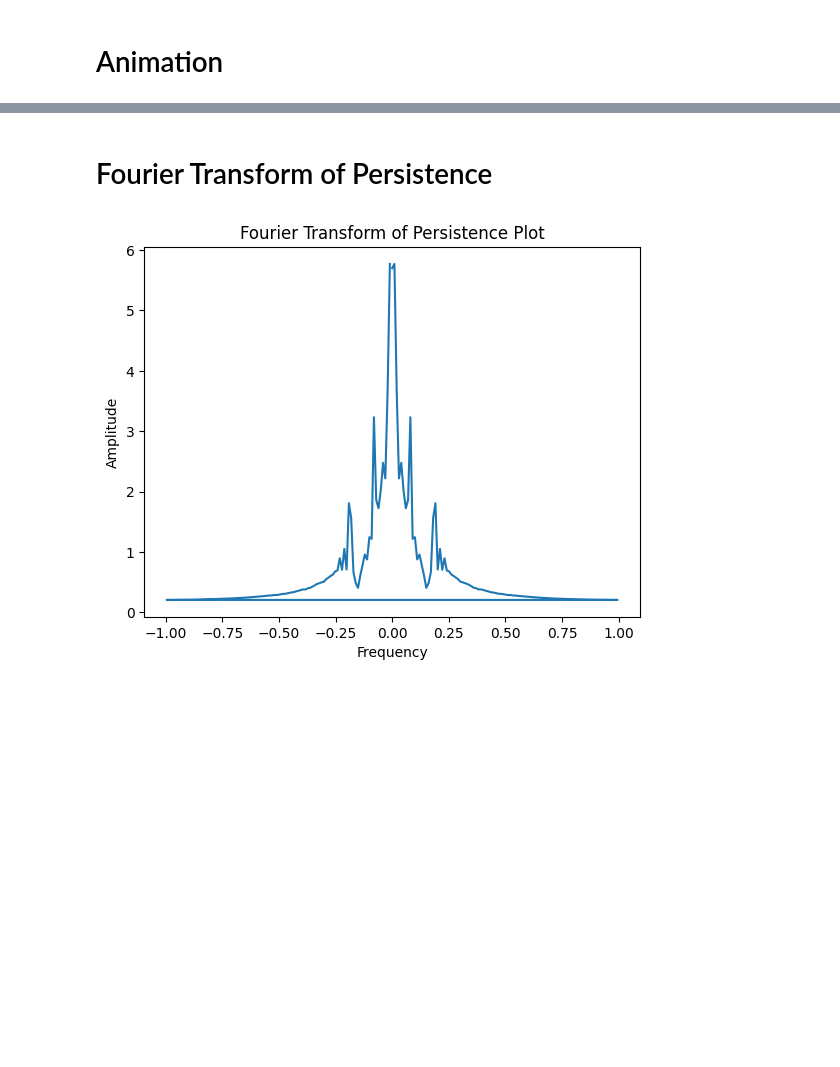
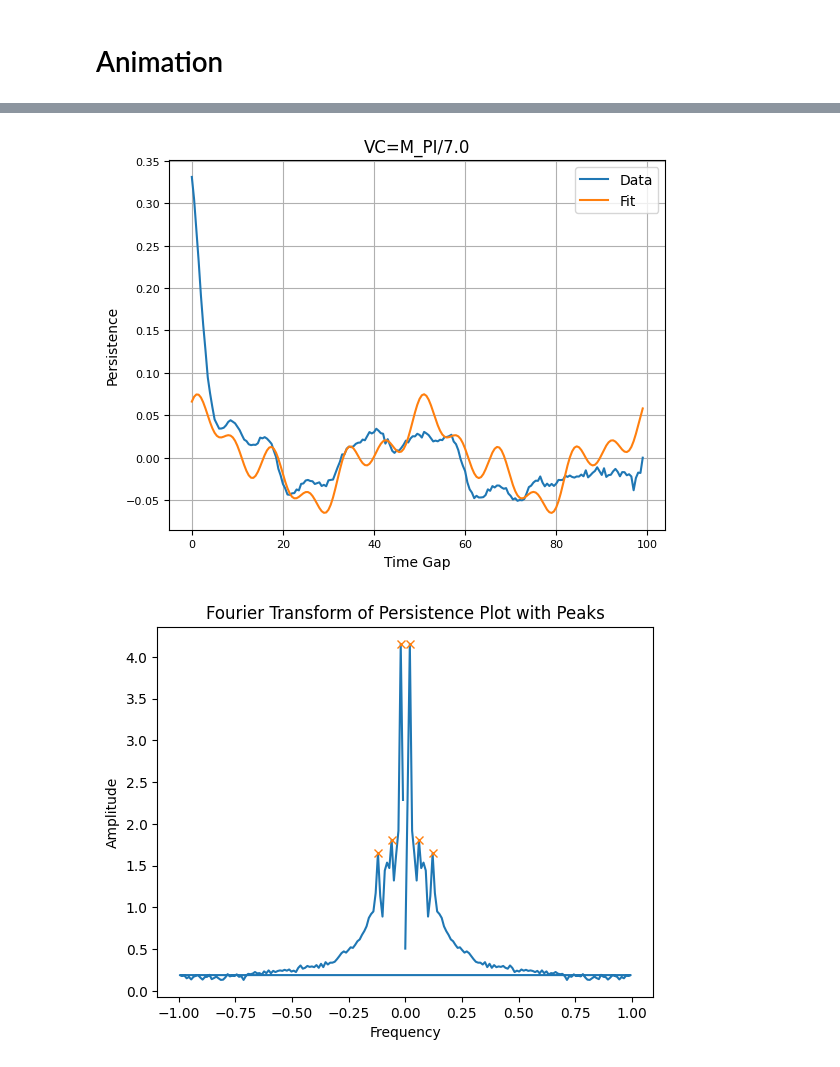
Before and after one commit to hawexrutile/Fluid-Simulations, a Jupyter notebook: Animation.ipynb, the cells around one changed output, grey strips where cells are left out. Cells and saved outputs as stored; diff of their text form; code cells hidden in the pictures; blank space fills up the shorter version.

Commit message:
Updated persistence and added plots

```diff
--- a/Animation.ipynb
+++ b/Animation.ipynb
@@ -58,14 +58,14 @@ dataCompression=int(variable_dict["dataCompression"])
 numSteps=int(variable_dict["numSteps"])
 timestep=float(variable_dict["timestep"])
 numParticles=int(variable_dict["numParticles"])
-theta="Pi/7"
+theta=(variable_dict["theta"])
 # %% [output]
 M6.cpp
 # %% [markdown]
 # Load Data
 # %%
 # Load the JSON file
-with open('JSON/P6-V4.44-Energy.json', 'r') as file:
+with open('particle_positions.json', 'r') as file:
     data = json.load(file)
 
 # Convert the data to a NumPy array
@@ -266,47 +339,77 @@ persistence()
-# %% [markdown]
-# Fourier Transform of Persistence
 # %%
-def persistenceFFT():
+def persistenceFitV2():
 
     # Create an empty list to store the persistence list of each particle at each gap to take average later
     persistencePerParticle = [[0.0] * int(math.floor(len(data) - 1.0)) for i in range(numParticles)]
+    averagePersistencePerGap = [0.0] * math.floor(len(data) -1.0)
 
     # Create a for loop running through each particle
     for i in range(numParticles):
         # Create an empty list to store the persistence values of each gap
         persistencePerGap = [0.0] * math.floor(len(data) -1.0)
 
         # Create a for loop running through half the size of the number of timesteps; here j will be called "gap"
         for j in range(math.floor(len(data) -1.0)):
-            for k in range(len(data) - j - 1):
-                persistencePerGap[j] += (math.cos(float(data[k][i][4])) * math.cos(float(data[k+j+1][i][4])))
+            for k in range(len(data) - j - 2):
+                # For each k calculate (cos(data[k][i][4])*cos(data[k+j+1][i][4]))/(cos(data[k][i][4]*cos(data[k][i][4]) and add it to the list
+                # cos function is being called with an argument of type float which is a double in C++
+                cos1=(data[k+1][i][0] - data[k][i][0]) / math.sqrt((data[k+1][i][0] - data[k][i][0]) ** 2 + (data[k+1][i][1] - data[k][i][1]) ** 2)
+                cos2=(data[k+j+2][i][0] - data[k+j+1][i][0]) / math.sqrt((data[k+j+2][i][0] - data[k+j+1][i][0]) ** 2 + (data[k+j+2][i][1] - data[k+j+1][i][1]) ** 2)
+
+                persistencePerGap[j] += cos1 * cos2
+
+            # Take the average of the list and store it in the list
             persistencePerGap[j] /= (len(data) - j - 1)
         persistencePerParticle[i] = persistencePerGap
-
-    # Create 2 list which stores the average persistence and standard deviation of persistence of each particle at a given gap
-    averagePersistencePerGap = [0.0] * math.floor(len(data) -1.0)
 
     # Create a for loop running through half the size of the number of timesteps; here j will be called "gap"
     for j in range(math.floor(len(data)-1.0)):
         persistenceValues = []
         for i in range(numParticles):
+            # Add the persistence of each particle at a given gap to the list
             persistenceValues.append(persistencePerParticle[i][j])
+
+        # Calculate the mean and standard deviation of the persistence values
         meanPersistence = np.mean(persistenceValues)
         averagePersistencePerGap[j] = meanPersistence
 
 
     # Calculate the Fourier transform of the persistence data
     fft = np.fft.fft(averagePersistencePerGap)
     freq = np.fft.fftfreq(len(averagePersistencePerGap), d=(dataCompression*timestep))
 
-    # Plot the Fourier transform
+    # Find the peaks in the Fourier transform
+    peaks, properties = find_peaks(np.abs(fft), prominence=(0.2, None))
+    # Create a new frequency spectrum with zeros everywhere
+    new_fft = np.zeros_like(fft)
+    # Set the values at the major peak indices to the original complex amplitudes
+    new_fft[peaks] = fft[peaks]
+    # Perform Inverse Fourier Transform
+    reconstructed_signal = np.fft.ifft(new_fft)
+
+    # Fit the averagePersistencePerGap data using the peak frequencies in the persistence plot
+    plt.plot([i*dataCompression*timestep for i in range(math.floor(len(data)-1.0))], averagePersistencePerGap, label='Data')
+    plt.plot([i*dataCompression*timestep for i in range(math.floor(len(data)-1.0))], reconstructed_signal, label='Fit')
+    plt.xticks(fontsize=8)
+    plt.yticks(fontsize=8)
+    plt.grid()
+    plt.xlabel("Time Gap")
+    plt.ylabel("Persistence")
+    plt.title("VC=" + theta)
+    plt.legend()
+    plt.savefig("persistence_FitV2.png")
+
+    #Plot the Fourier transform
     fig, ax = plt.subplots()
     ax.plot(freq, np.abs(fft))
+    ax.plot(freq[peaks], np.abs(fft)[peaks], "x")
     ax.set_xlabel('Frequency')
     ax.set_ylabel('Amplitude')
-    ax.set_title('Fourier Transform of Persistence Plot')
-    plt.savefig("persistence_fft.png")
+    ax.set_title('Fourier Transform of Persistence Plot with Peaks')
+    plt.savefig("persistence_fftV2.png")
 
-persistenceFFT()
+
+persistenceFitV2()
 # %% [output]
-[figure, old version]
+[figure, new version]
+[figure, added]
```
Also changed, not shown: parts of 8 cells of this notebook, 17 other files.
